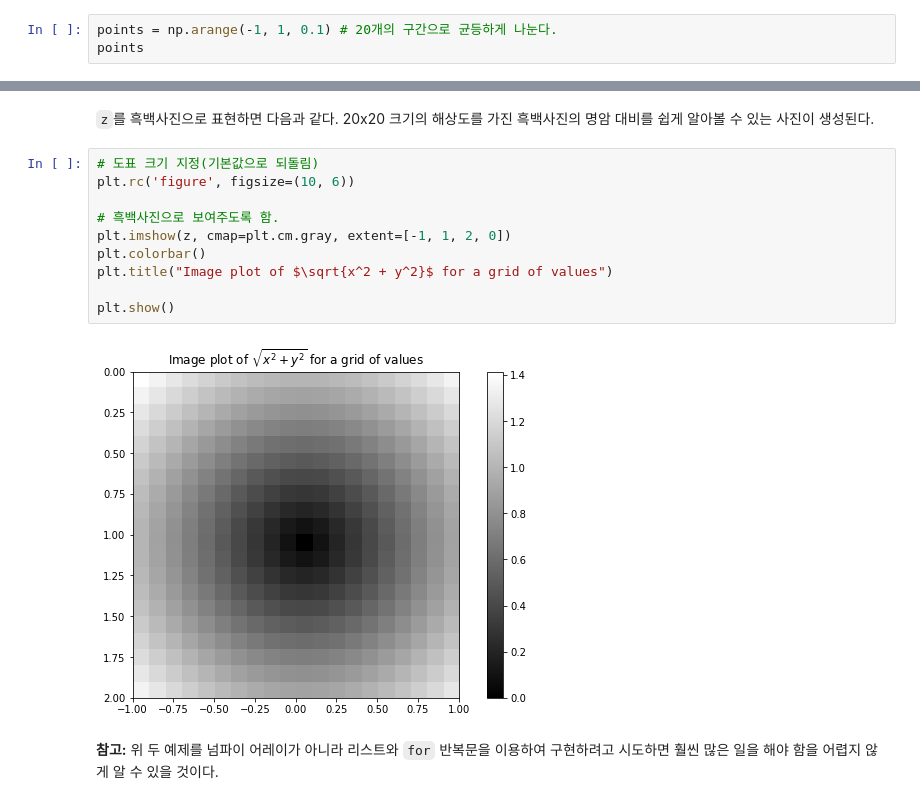
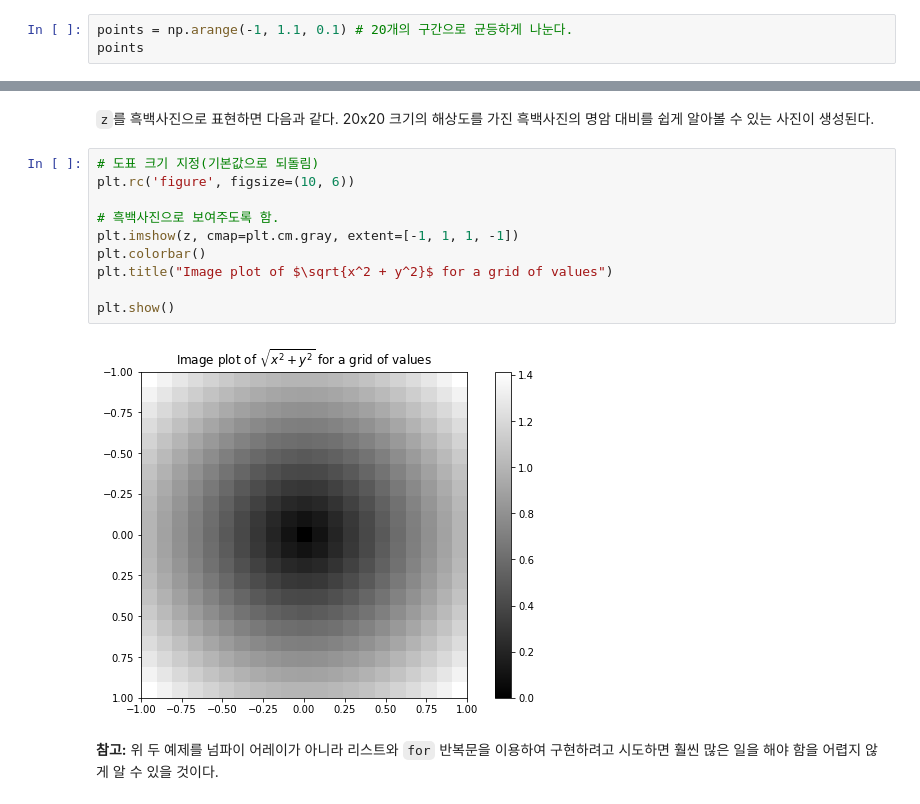
Before and after one commit to codingalzi/pydata, a Jupyter notebook: notebooks/pydata04-numpy-basics-3.ipynb, the cells around one changed output, grey strips where cells are left out. Drawn from its saved outputs; the diff is of its cells as text.

```diff
--- a/notebooks/pydata04-numpy-basics-3.ipynb
+++ b/notebooks/pydata04-numpy-basics-3.ipynb
@@ -178,7 +179,7 @@ __예제:__ 2차원 격자(meshgrid) 어레이
 먼저 `arange()` 함수를 이용하여 -1와 1 사이의 구간을 20개의 구간으로 균등하게
 나누는 어레이를 생성한다.
 # %%
-points = np.arange(-1, 1, 0.1) # 20개의 구간으로 균등하게 나눈다.
+points = np.arange(-1, 1.1, 0.1) # 20개의 구간으로 균등하게 나눈다.
 points
 # %% [output]
 array([-1. , -0.9, -0.8, -0.7, -0.6, -0.5, -0.4, -0.3, -0.2, -0.1, -0. ,
@@ -255,15 +256,15 @@ z = np.sqrt(xs ** 2 + ys ** 2)
 # %%
 # 도표 크기 지정(기본값으로 되돌림)
 plt.rc('figure', figsize=(10, 6))
 
 # 흑백사진으로 보여주도록 함.
-plt.imshow(z, cmap=plt.cm.gray, extent=[-1, 1, 2, 0])
+plt.imshow(z, cmap=plt.cm.gray, extent=[-1, 1, 1, -1])
 plt.colorbar()
 plt.title("Image plot of $\sqrt{x^2 + y^2}$ for a grid of values")
 
 plt.show()
 # %% [output]
-[figure, old version]
+[figure, new version]
 # %% [markdown]
 __참고:__ 위 두 예제를 넘파이 어레이가 아니라 리스트와 `for` 반복문을 이용하여 구현하려고
 시도하면 훨씬 많은 일을 해야 함을 어렵지 않게 알 수 있을 것이다.
```
Also changed, not shown: parts of 8 cells of this notebook, 1 other file.
